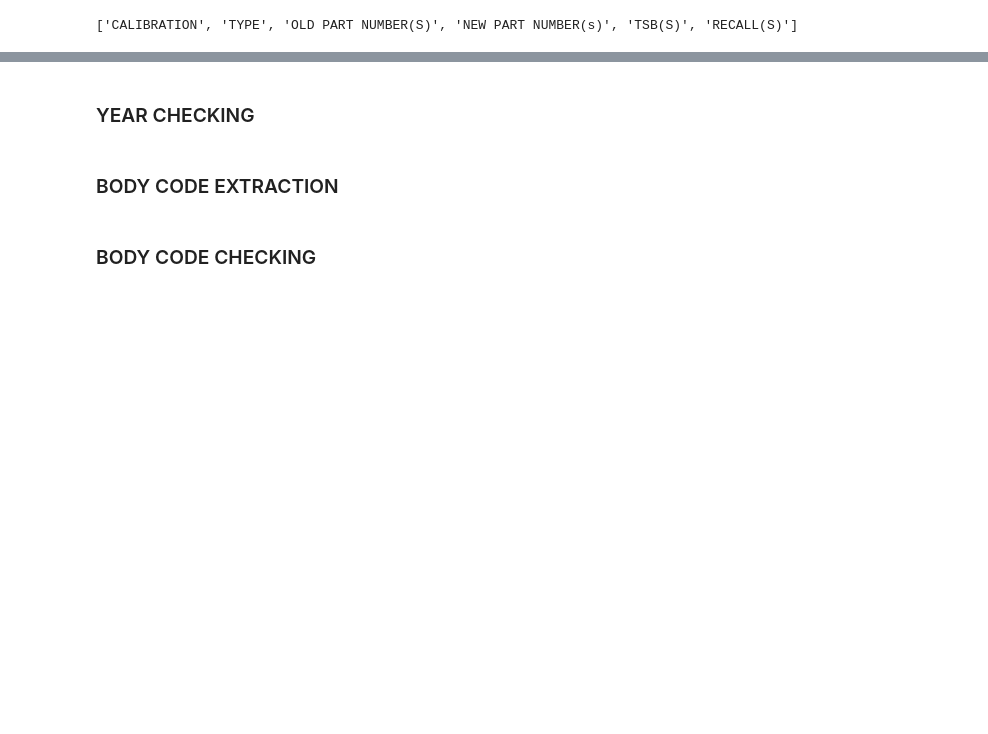
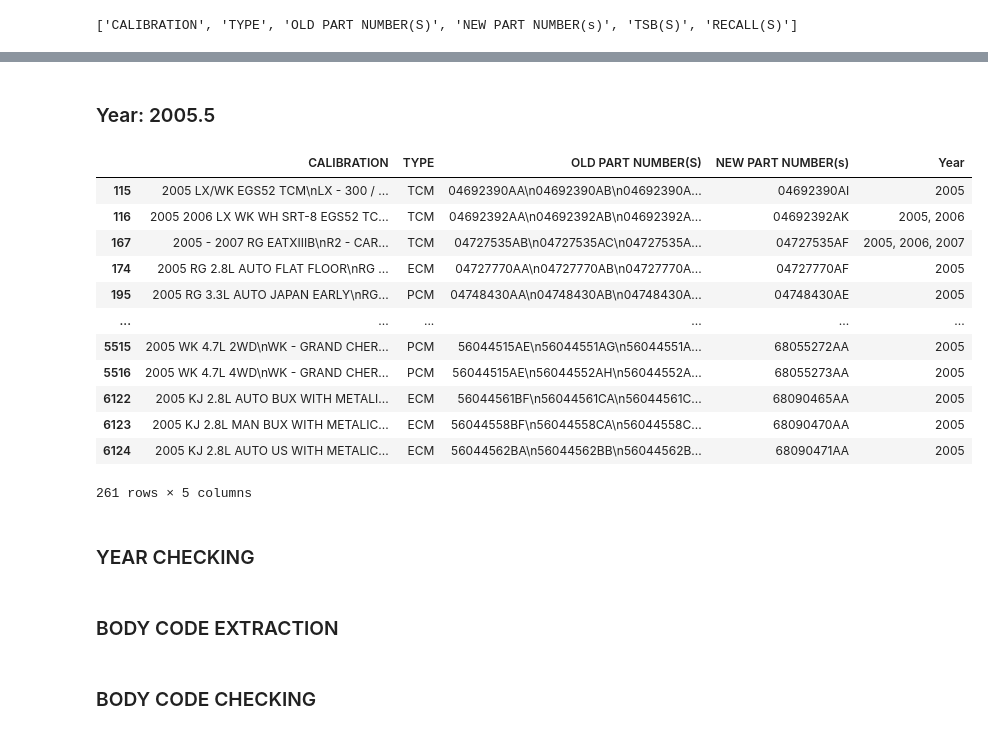
Before and after one commit to prime-junior/pdf_data_extract, a Jupyter notebook: notebook/new_pdf_extract.ipynb, the cells around one changed output, grey strips where cells are left out. Saved outputs shown, nothing was run; the diff lists cells and outputs as text; code cells hidden in the pictures; blank space fills up the shorter version.

Commit message:
commit new_pdf_extract notebook year per year extraction function

```diff
--- a/notebook/new_pdf_extract.ipynb
+++ b/notebook/new_pdf_extract.ipynb
@@ -207,3 +359,31 @@ df_y_extracted = extract_data(df_dropped_columns, 'Year', 'CALIBRATION', year_pa
+# %%
+dict_2005_h_2006 = {
+    "2005 - 2006": "2005, 2006"
+}
+# %%
+df_extracted_2005_h_2006 = extract_year(df_extracted_2005_2007, pattern_2005_h_2006, dict_2005_h_2006)
+# %% [markdown]
+### Year: 2005.5
+# %%
+pattern_2005_5 = r'(^2005.5(?=\s[A-Z]))'
+# %%
+df_extracted_2005_5 = extract_year(df_extracted_2005_h_2006, pattern_2005_5)
+# %%
+df_extracted_2005_5[df_extracted_2005_5['Year'].str.contains("2005") == True]
+# %% [output]
+|  | CALIBRATION | TYPE | OLD PART NUMBER(S) | NEW PART NUMBER(s) | Year |
+| 115 | 2005 LX/WK EGS52 TCM\nLX - 300 / ... | TCM | 04692390AA\n04692390AB\n04692390A... | 04692390AI | 2005 |
+| 116 | 2005 2006 LX WK WH SRT-8 EGS52 TC... | TCM | 04692392AA\n04692392AB\n04692392A... | 04692392AK | 2005, 2006 |
+| 167 | 2005 - 2007 RG EATXIIIB\nR2 - CAR... | TCM | 04727535AB\n04727535AC\n04727535A... | 04727535AF | 2005, 2006, 2007 |
+| 174 | 2005 RG 2.8L AUTO FLAT FLOOR\nRG ... | ECM | 04727770AA\n04727770AB\n04727770A... | 04727770AF | 2005 |
+| 195 | 2005 RG 3.3L AUTO JAPAN EARLY\nRG... | PCM | 04748430AA\n04748430AB\n04748430A... | 04748430AE | 2005 |
+| ... | ... | ... | ... | ... | ... |
+| 5515 | 2005 WK 4.7L 2WD\nWK - GRAND CHER... | PCM | 56044515AE\n56044551AG\n56044551A... | 68055272AA | 2005 |
+| 5516 | 2005 WK 4.7L 4WD\nWK - GRAND CHER... | PCM | 56044515AE\n56044552AH\n56044552A... | 68055273AA | 2005 |
+| 6122 | 2005 KJ 2.8L AUTO BUX WITH METALI... | ECM | 56044561BF\n56044561CA\n56044561C... | 68090465AA | 2005 |
+| 6123 | 2005 KJ 2.8L MAN BUX WITH METALIC... | ECM | 56044558BF\n56044558CA\n56044558C... | 68090470AA | 2005 |
+| 6124 | 2005 KJ 2.8L AUTO US WITH METALIC... | ECM | 56044562BA\n56044562BB\n56044562B... | 68090471AA | 2005 |
+261 rows × 5 columns
 # %%
 # Print the head to see the results
 df_y_extracted.head(5)
```
Also changed, not shown: parts of 101 cells of this notebook, 1 other file.
